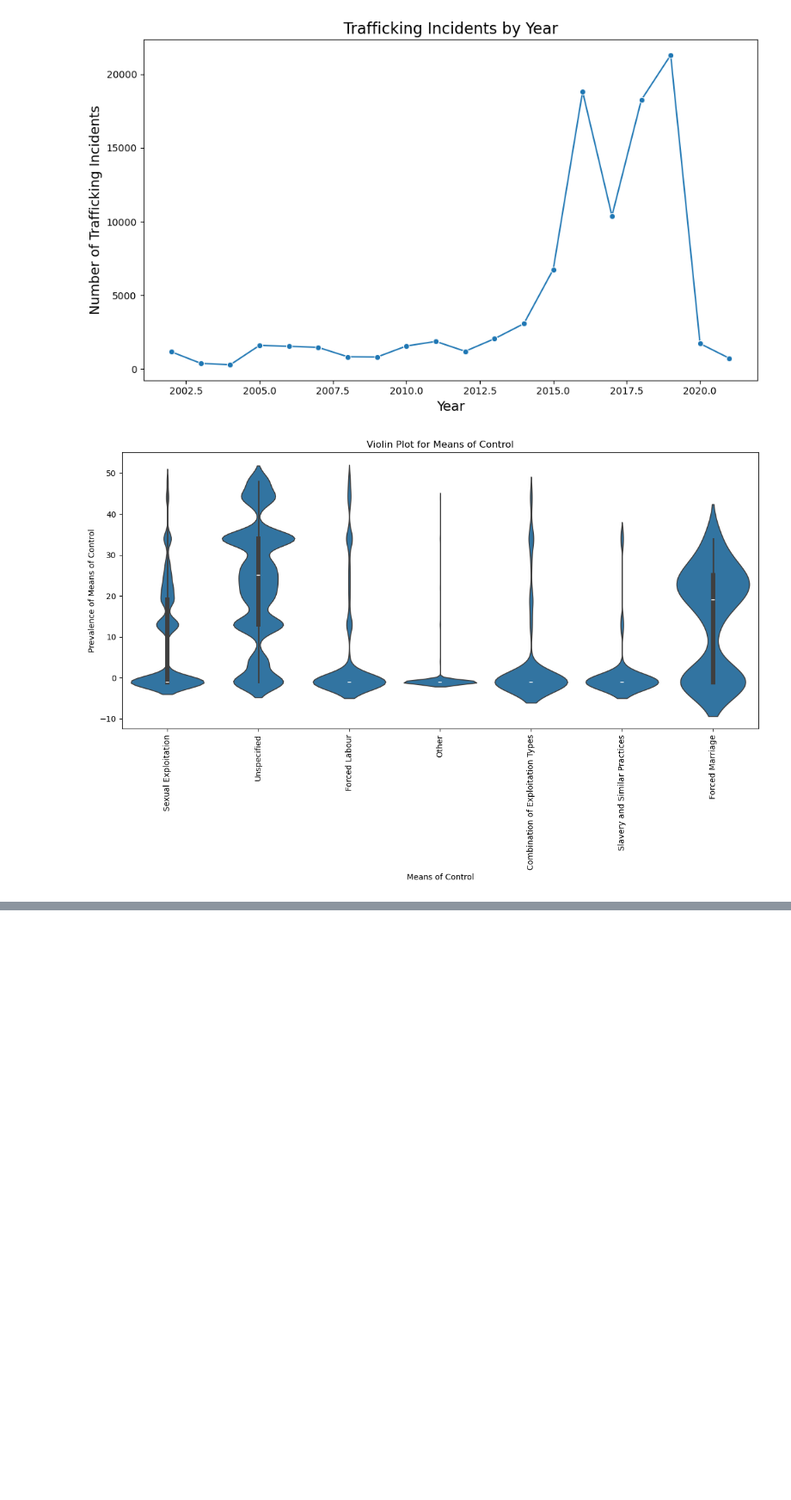
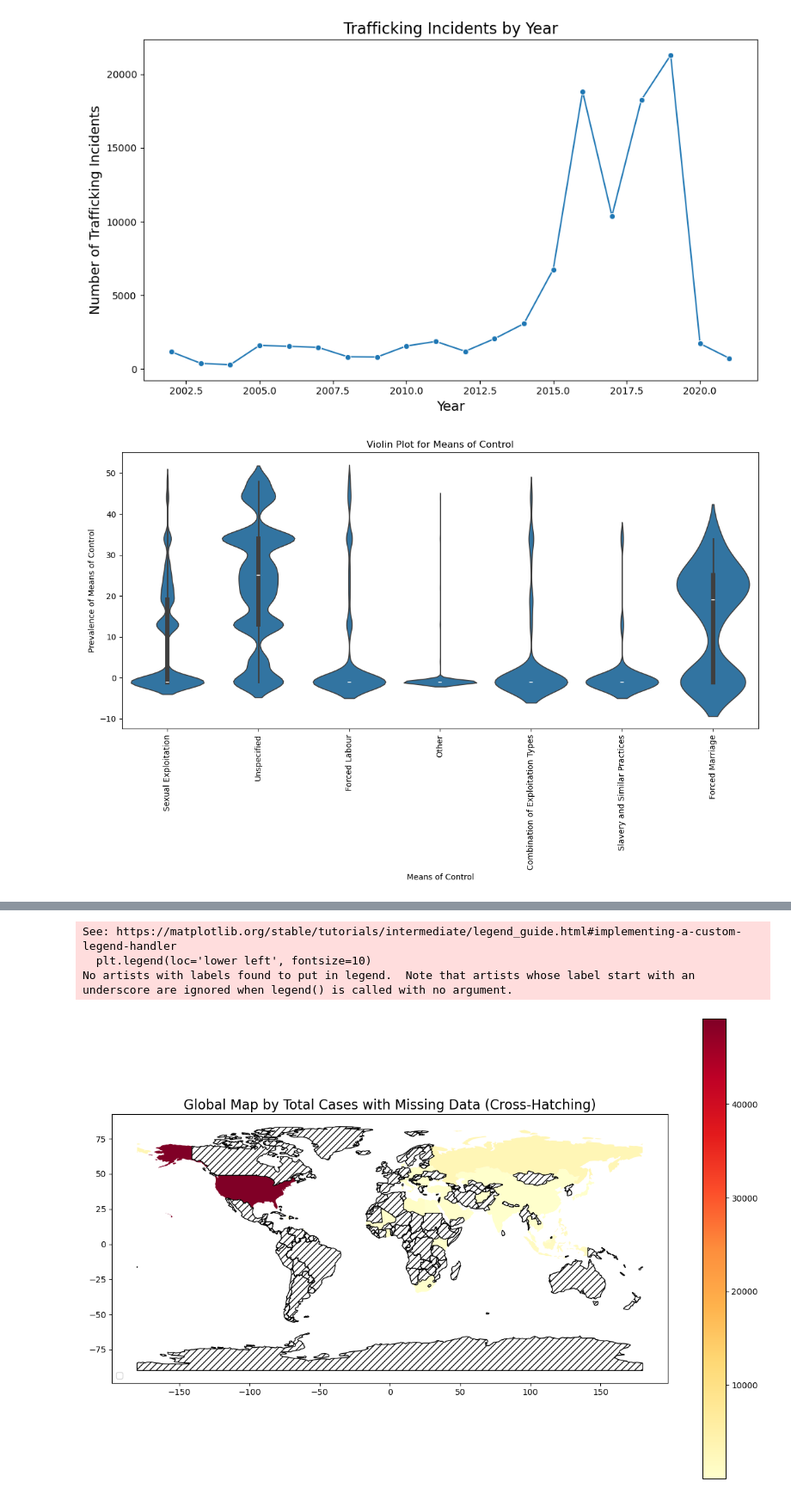
Before and after one commit to willanastas16/Ds4200-final, a Jupyter notebook: DS4200 Project _WORKING DOC.ipynb, the cells around one changed output, grey strips where cells are left out. Shown at 86% size. Drawn from its saved outputs; the diff is of its cells as text; code cells hidden in the pictures; blank space fills up the shorter version.

Commit message:
writing the map data

```diff
--- a/DS4200 Project _WORKING DOC.ipynb
+++ b/DS4200 Project _WORKING DOC.ipynb
@@ -364,0 +385,77 @@ plt.show()
+# %%
+import geopandas as gpd
+import pandas as pd
+import matplotlib.pyplot as plt
+import numpy as np
+import pycountry
+
+# Path to the shapefile
+shapefile = 'ne_110m_admin_0_countries/ne_110m_admin_0_countries.shp'
+
+# Load the Natural Earth shapefile
+world = gpd.read_file(shapefile)
+
+# Create the DataFrame with CountryOfExploitation and Total Cases
+df = pd.DataFrame({
+    'CountryOfExploitation': [
+        'AE', 'AF', 'AL', 'AR', 'AT', 'BA', 'BD', 'BG', 'BH', 'BI', 'BY', 'CI', 'CL', 'CN', 'CY', 'CZ',
+        'DE', 'DK', 'EC', 'EG', 'ET', 'FR', 'GA', 'GH', 'HK', 'HT', 'ID', 'IN', 'IQ', 'IT', 'JO', 'JP',
+        'KE', 'KH', 'KW', 'KZ', 'LB', 'LY', 'MA', 'MG', 'MK', 'ML', 'MU', 'MW', 'MX', 'MY', 'NE', 'NG',
+        'OM', 'PH', 'PL', 'QA', 'RO', 'RS', 'RU', 'SA', 'SD', 'SE', 'SG', 'SL', 'SN', 'SY', 'TH', 'TJ',
+        'TM', 'TN', 'TR', 'TT', 'TW', 'TZ', 'UA', 'UG', 'US', 'UZ', 'VN', 'VU', 'ZA'
+    ],
+    'Total Cases': [
+        515.0, 58.0, 11.0, 0.0, 24.0, 127.0, 145.0, 130.0, 22.0, 0.0, 33.0, 0.0, 0.0, 25.0, 12.0, 54.0,
+        0.0, 17.0, 0.0, 51.0, 0.0, 0.0, 0.0, 538.0, 43.0, 272.0, 1678.0, 106.0, 0.0, 26.0, 108.0, 111.0,
+        24.0, 983.0, 185.0, 163.0, 94.0, 795.0, 0.0, 0.0, 194.0, 325.0, 0.0, 0.0, 0.0, 369.0, 0.0, 0.0,
+        94.0, 1842.0, 434.0, 239.0, 108.0, 249.0, 3156.0, 357.0, 0.0, 0.0, 37.0, 0.0, 33.0, 41.0, 43.0,
+        0.0, 0.0, 0.0, 258.0, 85.0, 33.0, 0.0, 0.0, 140.0, 49150.0, 0.0, 16.0, 0.0, 36.0
+    ]
+})
+
+# Map ISO-2 to ISO-3 country codes
+iso_mapping = {country.alpha_2: country.alpha_3 for country in pycountry.countries}
+df['CountryISO3'] = df['CountryOfExploitation'].map(iso_mapping)
+
+# Merge with the shapefile
+world_merged = world.merge(
+    df,
+    how='left',
+    left_on='ADM0_A3',
+    right_on='CountryISO3'
+)
+
+# Fill missing data
+world_merged['Total Cases'] = world_merged['Total Cases'].fillna(0)
+
+# Create the figure and axes
+fig, ax = plt.subplots(1, 1, figsize=(15, 10))
+
+# Plot countries with data
+world_merged[world_merged['Total Cases'] > 0].plot(
+    column='Total Cases',
+    cmap='YlOrRd',
+    legend=True,
+    ax=ax
+)
+
+# Add cross-hatching for countries with missing data
+world_merged[world_merged['Total Cases'] == 0].plot(
+    ax=ax,
+    color='none',
+    edgecolor='black',
+    hatch='///',
+    label='Missing Data'
+)
+
+# Add title and legend
+plt.title('Global Map by Total Cases with Missing Data (Cross-Hatching)', fontsize=16)
+plt.legend(loc='lower left', fontsize=10)
+
+# Show the plot
+plt.show()
+# %% [output]
+See: https://matplotlib.org/stable/tutorials/intermediate/legend_guide.html#implementing-a-custom-legend-handler
+  plt.legend(loc='lower left', fontsize=10)
+No artists with labels found to put in legend.  Note that artists whose label start with an underscore are ignored when legend() is called with no argument.
+[figure, added]
```
Also changed, not shown: parts of 6 cells of this notebook, 9 other files.
